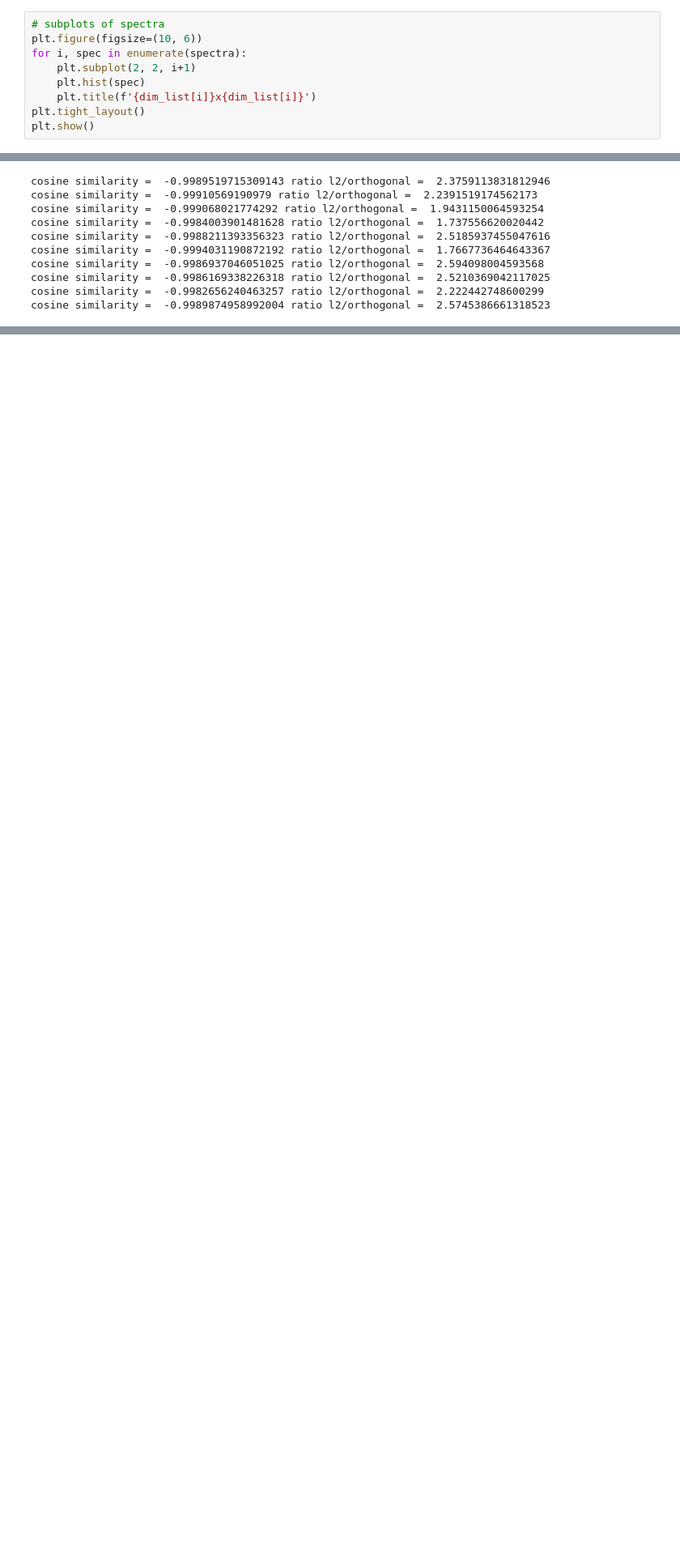
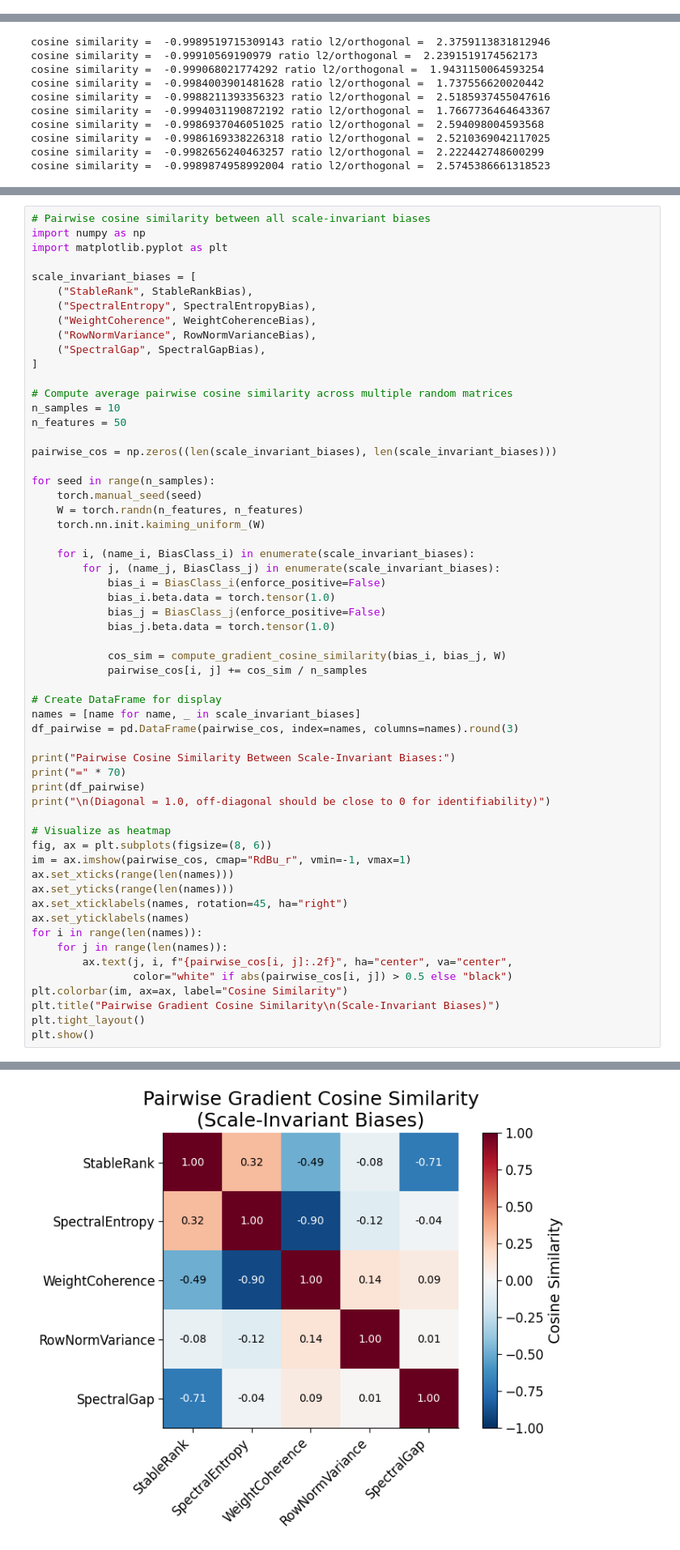
Before and after one commit to jrudoler/estimating-implicit-regularization, a Jupyter notebook: notebooks/l2_estimation_deep_ReLU.ipynb, the cells around one changed output, grey strips where cells are left out. Shown at 81% size. Saved outputs shown, nothing was run; the diff lists cells and outputs as text; blank space fills up the shorter version.

```diff
--- a/notebooks/l2_estimation_deep_ReLU.ipynb
+++ b/notebooks/l2_estimation_deep_ReLU.ipynb
@@ -733,9 +347,0 @@ for n in tqdm(dim_list):
-# %%
-# subplots of spectra
-plt.figure(figsize=(10, 6))
-for i, spec in enumerate(spectra):
-    plt.subplot(2, 2, i+1)
-    plt.hist(spec)
-    plt.title(f'{dim_list[i]}x{dim_list[i]}')
-plt.tight_layout()
-plt.show()
@@ -1005,0 +925,59 @@ cosine similarity =  -0.9989874958992004 ratio l2/orthogonal =  2.57453866613185
+# %%
+# Pairwise cosine similarity between all scale-invariant biases
+import numpy as np
+import matplotlib.pyplot as plt
+
+scale_invariant_biases = [
+    ("StableRank", StableRankBias),
+    ("SpectralEntropy", SpectralEntropyBias),
+    ("WeightCoherence", WeightCoherenceBias),
+    ("RowNormVariance", RowNormVarianceBias),
+    ("SpectralGap", SpectralGapBias),
+]
+
+# Compute average pairwise cosine similarity across multiple random matrices
+n_samples = 10
+n_features = 50
+
+pairwise_cos = np.zeros((len(scale_invariant_biases), len(scale_invariant_biases)))
+
+for seed in range(n_samples):
+    torch.manual_seed(seed)
+    W = torch.randn(n_features, n_features)
+    torch.nn.init.kaiming_uniform_(W)
+
+    for i, (name_i, BiasClass_i) in enumerate(scale_invariant_biases):
+        for j, (name_j, BiasClass_j) in enumerate(scale_invariant_biases):
+            bias_i = BiasClass_i(enforce_positive=False)
+            bias_i.beta.data = torch.tensor(1.0)
+            bias_j = BiasClass_j(enforce_positive=False)
+            bias_j.beta.data = torch.tensor(1.0)
+
+            cos_sim = compute_gradient_cosine_similarity(bias_i, bias_j, W)
+            pairwise_cos[i, j] += cos_sim / n_samples
+
+# Create DataFrame for display
+names = [name for name, _ in scale_invariant_biases]
+df_pairwise = pd.DataFrame(pairwise_cos, index=names, columns=names).round(3)
+
+print("Pairwise Cosine Similarity Between Scale-Invariant Biases:")
+print("=" * 70)
+print(df_pairwise)
+print("\n(Diagonal = 1.0, off-diagonal should be close to 0 for identifiability)")
+
+# Visualize as heatmap
+fig, ax = plt.subplots(figsize=(8, 6))
+im = ax.imshow(pairwise_cos, cmap="RdBu_r", vmin=-1, vmax=1)
+ax.set_xticks(range(len(names)))
+ax.set_yticks(range(len(names)))
+ax.set_xticklabels(names, rotation=45, ha="right")
+ax.set_yticklabels(names)
+for i in range(len(names)):
+    for j in range(len(names)):
+        ax.text(j, i, f"{pairwise_cos[i, j]:.2f}", ha="center", va="center",
+                color="white" if abs(pairwise_cos[i, j]) > 0.5 else "black")
+plt.colorbar(im, ax=ax, label="Cosine Similarity")
+plt.title("Pairwise Gradient Cosine Similarity\n(Scale-Invariant Biases)")
+plt.tight_layout()
+plt.show()
+# %% [output]
@@ -1005,0 +1001 @@ cosine similarity =  -0.9989874958992004 ratio l2/orthogonal =  2.57453866613185
+[figure, added]
```
Also changed, not shown: parts of 31 cells of this notebook, 49 other files.
